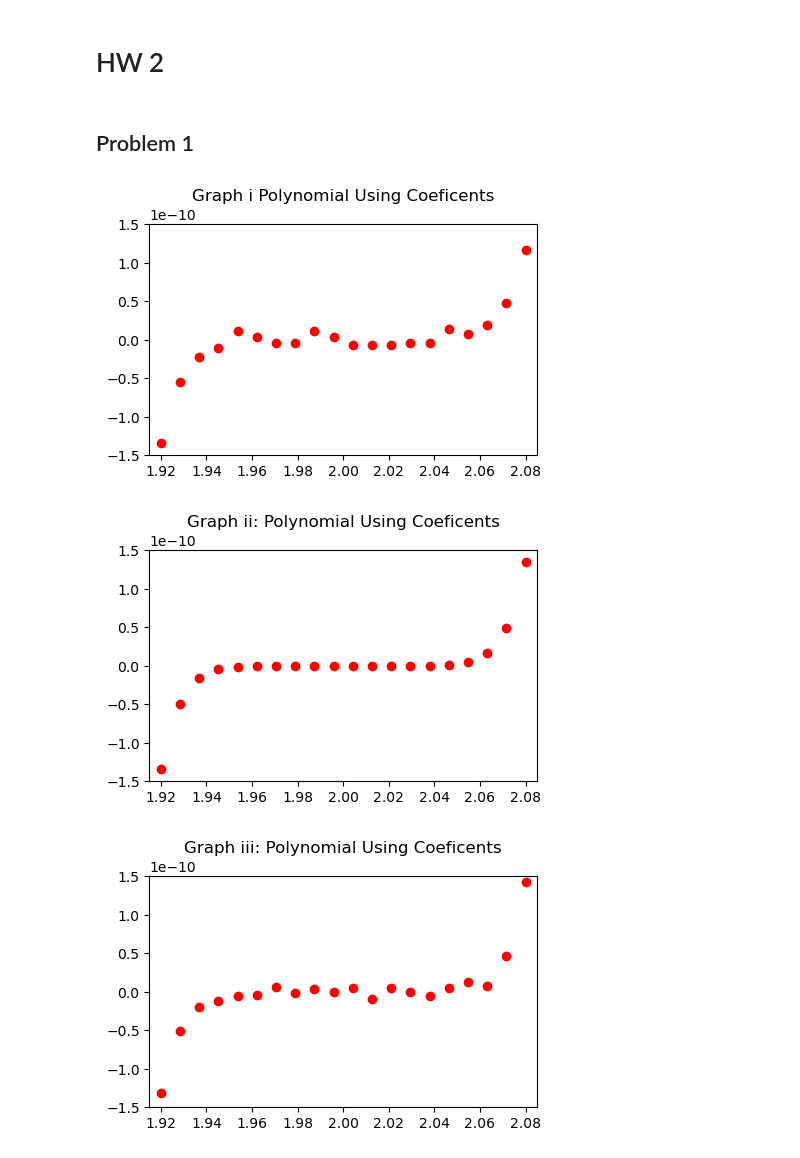
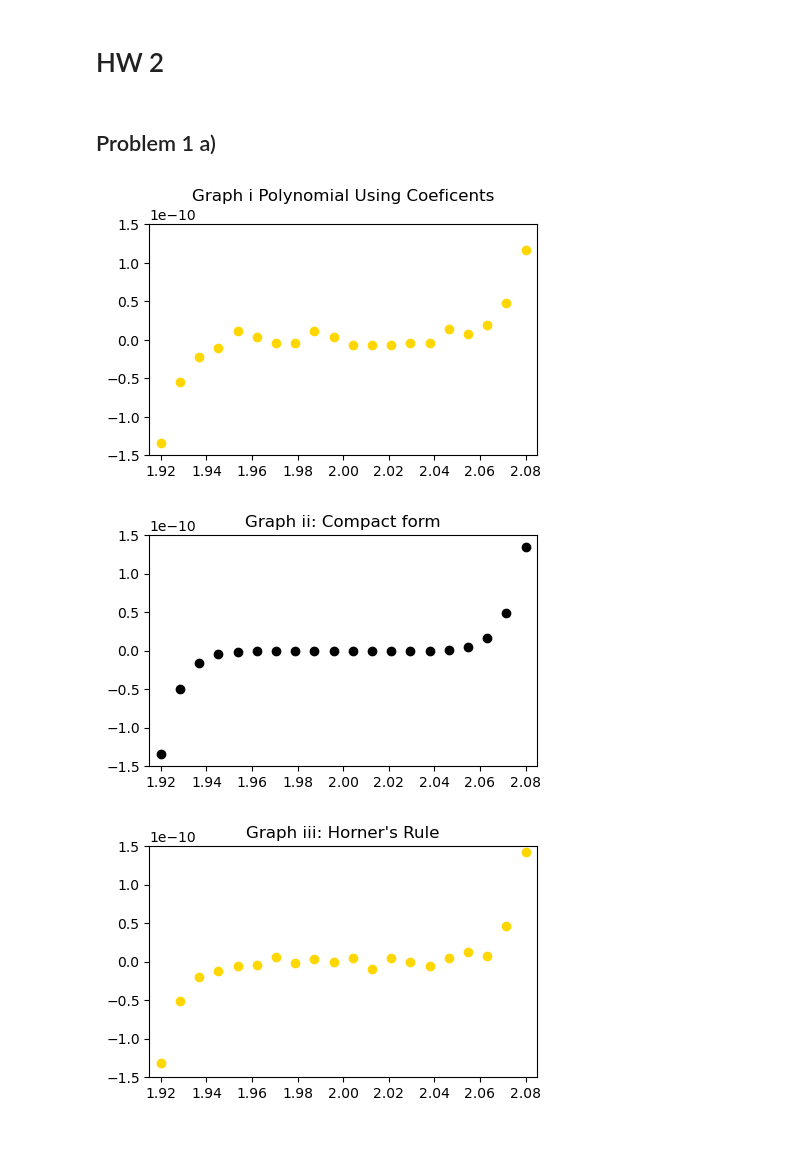
Before and after one commit to JensenLav/APPM4600, a Jupyter notebook: HW2/hw2.ipynb, the cells around one changed output. Drawn from its saved outputs; the diff is of its cells as text; code cells hidden in the pictures.

```diff
--- a/HW2/hw2.ipynb
+++ b/HW2/hw2.ipynb
@@ -5,7 +5,7 @@ import numpy as np
 import matplotlib.pyplot as plt
 import sympy as sp
 # %% [markdown]
-## Problem 1
+## Problem 1 a)
 # %%
 
 x1,x2,y1,y2 = 1.92, 2.08, -1.5e-10, 1.5e-10
@@ -31,46 +31,44 @@ for j in range(len(points_x)):
 plt.figure(figsize=(5,3))
 plt.title('Graph i Polynomial Using Coeficents')
 plt.axis([x1-0.005, x2+0.005, y1, y2])
-plt.scatter(points_x, points_y, color='red')
+plt.scatter(points_x, points_y, color='gold')
 plt.show()
 # %% [output]
-[figure, old version]
+[figure, new version]
 # %%
 def f(x):
     return (x-2)**9
 
 p1 = []
 for x in points_x:
     p1.append(f(x))
 
 plt.figure(figsize=(5,3))
-plt.title('Graph ii: Polynomial Using Coeficents')
+plt.title('Graph ii: Compact form')
 plt.axis([x1-0.005, x2+0.005, y1, y2])
-plt.scatter(points_x, p1, color='red')
+plt.scatter(points_x, p1, color='black')
 plt.show()
 # %% [output]
-[figure, old version]
+[figure, new version]
 # %%
-def g(x):
-    return (x**9 - 18*x**8 + 144*x**7 - 672*x**6 + 2016*x**5
-            - 4032*x**4 + 5376*x**3 - 4608*x**2 + 2304*x -512)
-
 # Horner's Rule
 p2 = []
 def c(x):
-    return (((((((((x-18)* x + 144)* x - 672)*x + 2016)*x - 4032)
-                    *x + 5376)*x -4608)*x + 2304)*x -512)
+    return (
+            ((((((((x-18)* x + 144)* x - 672)*x + 2016)*x - 4032)
+                    *x + 5376)*x -4608)*x + 2304)*x -512
+            )
 
 for x in points_x:
     p2.append(c(x))
 
 plt.figure(figsize=(5,3))
-plt.title('Graph iii: Polynomial Using Coeficents')
+plt.title("Graph iii: Horner's Rule")
 plt.axis([x1-0.005, x2+0.005, y1, y2])
-plt.scatter(points_x, p2, color='red')
+plt.scatter(points_x, p2, color='gold')
 plt.show()
 # %% [output]
-[figure, old version]
+[figure, new version]
 # %%
 x1,x2,y1,y2 = 1.92, 2.08, -1.5e-10, 1.5e-10
 N = 20
```
Also changed, not shown: parts of 5 cells of this notebook.
